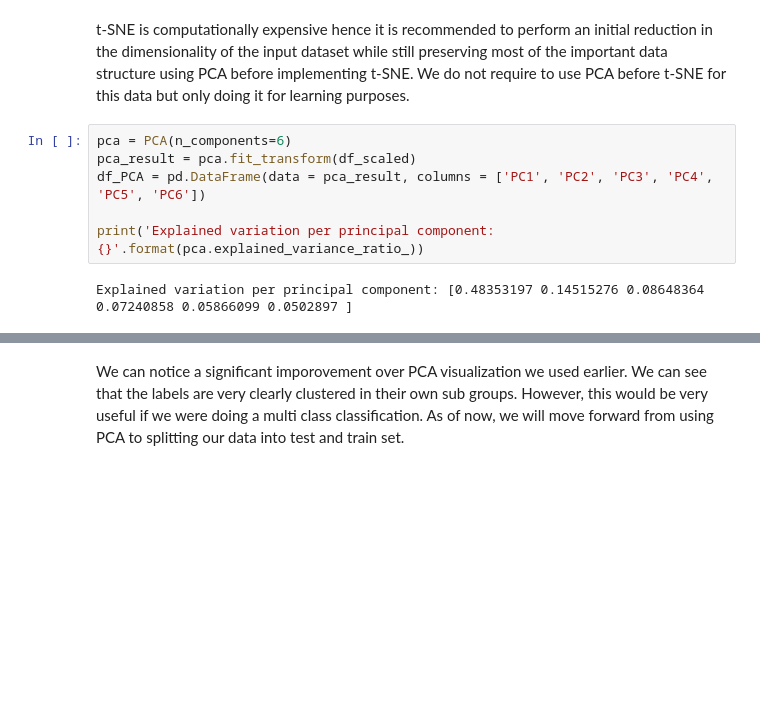
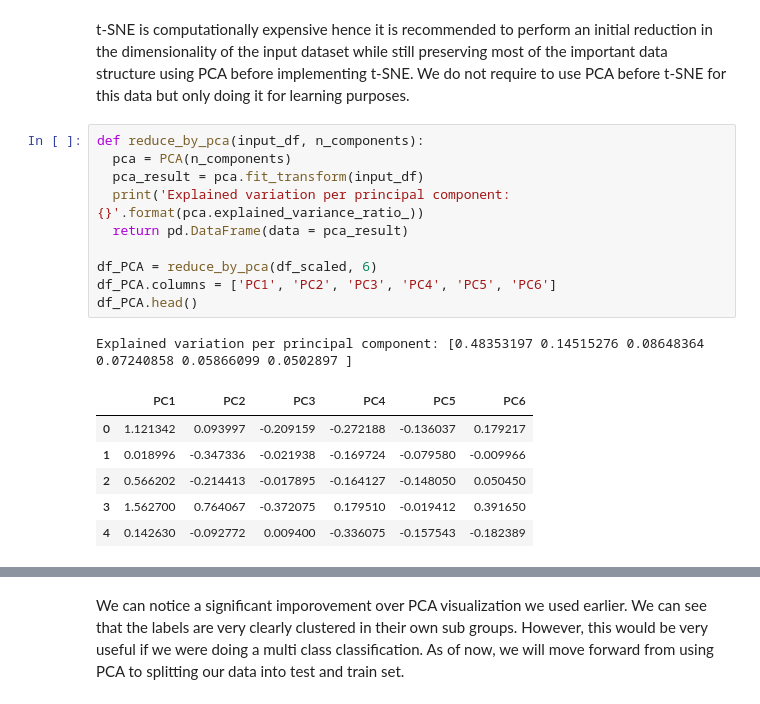
Before and after one commit to knwyne20/breast_cancer_analysis_wisconsin, a Jupyter notebook: cancer_analysis_cnn/Code.ipynb, the cells around one changed output, grey strips where cells are left out. Cells and saved outputs as stored; diff of their text form; blank space fills up the shorter version.

```diff
--- a/cancer_analysis_cnn/Code.ipynb
+++ b/cancer_analysis_cnn/Code.ipynb
@@ -206,13 +203,23 @@ df_scaled.head()
 **Dimensionality Reduction using PCA & t-SNE**
 # %% [markdown]
 t-SNE is computationally expensive hence it is recommended to perform an initial reduction in the dimensionality of the input dataset while still preserving most of the important data structure using PCA before implementing t-SNE. We do not require to use PCA before t-SNE for this data but only doing it for learning purposes.
-# %%
-pca = PCA(n_components=6)
-pca_result = pca.fit_transform(df_scaled)
-df_PCA = pd.DataFrame(data = pca_result, columns = ['PC1', 'PC2', 'PC3', 'PC4', 'PC5', 'PC6'])
-
-print('Explained variation per principal component: {}'.format(pca.explained_variance_ratio_))
-# %% [output]
-Explained variation per principal component: [0.48353197 0.14515276 0.08648364 0.07240858 0.05866099 0.0502897 ]
+# %%
+def reduce_by_pca(input_df, n_components):
+  pca = PCA(n_components)
+  pca_result = pca.fit_transform(input_df)
+  print('Explained variation per principal component: {}'.format(pca.explained_variance_ratio_))
+  return pd.DataFrame(data = pca_result)
+
+df_PCA = reduce_by_pca(df_scaled, 6)
+df_PCA.columns = ['PC1', 'PC2', 'PC3', 'PC4', 'PC5', 'PC6']
+df_PCA.head()
+# %% [output]
+Explained variation per principal component: [0.48353197 0.14515276 0.08648364 0.07240858 0.05866099 0.0502897 ]
+|  | PC1 | PC2 | PC3 | PC4 | PC5 | PC6 |
+| 0 | 1.121342 | 0.093997 | -0.209159 | -0.272188 | -0.136037 | 0.179217 |
+| 1 | 0.018996 | -0.347336 | -0.021938 | -0.169724 | -0.079580 | -0.009966 |
+| 2 | 0.566202 | -0.214413 | -0.017895 | -0.164127 | -0.148050 | 0.050450 |
+| 3 | 1.562700 | 0.764067 | -0.372075 | 0.179510 | -0.019412 | 0.391650 |
+| 4 | 0.142630 | -0.092772 | 0.009400 | -0.336075 | -0.157543 | -0.182389 |
 # %%
 from sklearn.manifold import TSNE
```
Also changed, not shown: parts of 15 cells of this notebook.
